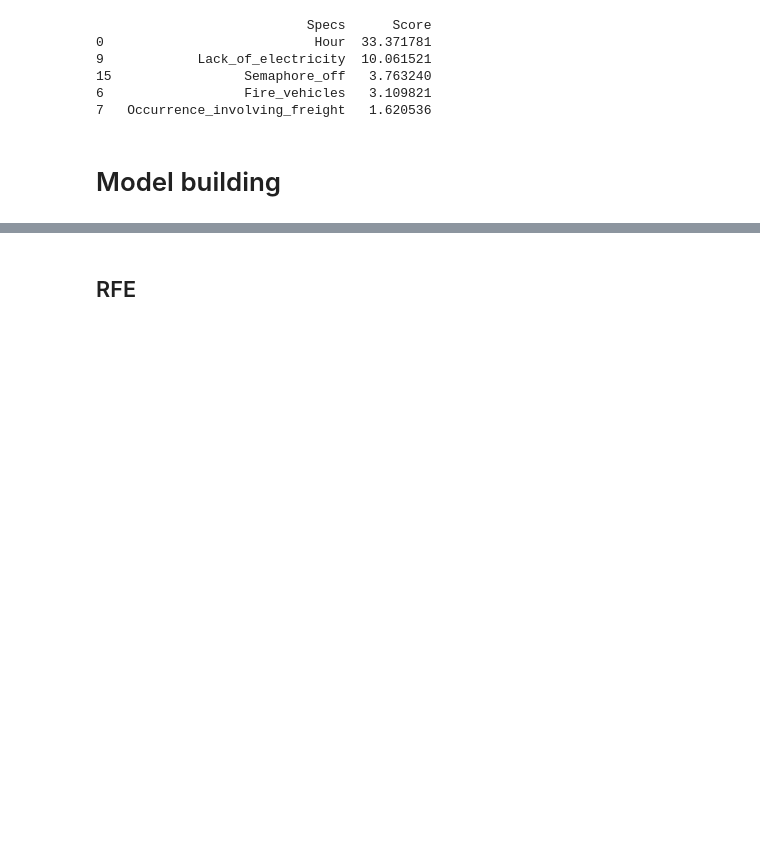
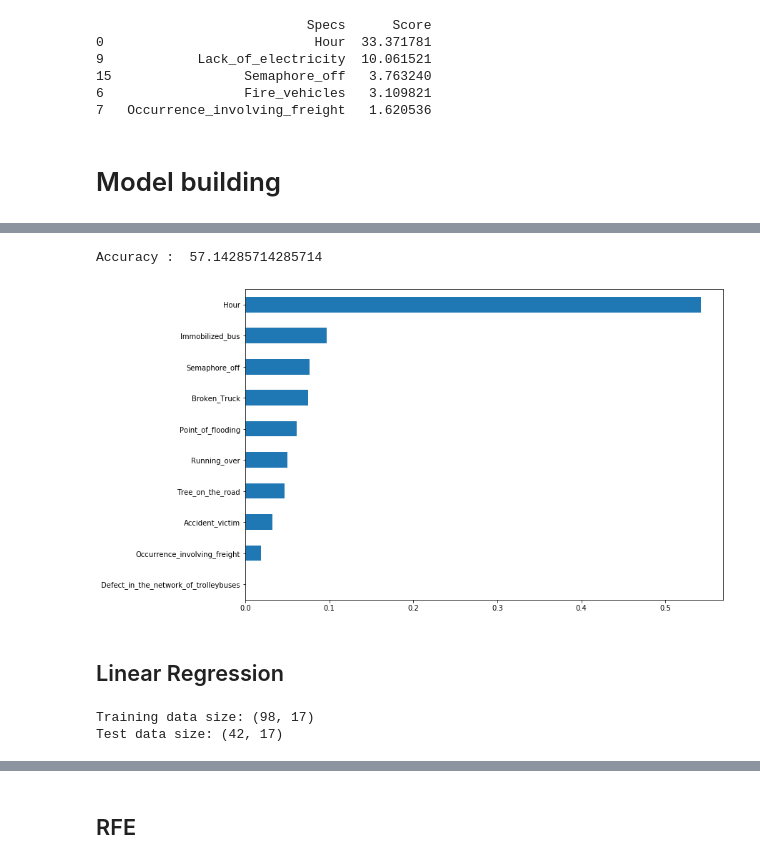
Before and after one commit to badalb/FE, a Jupyter notebook: FE-Project.ipynb, the cells around one changed output, grey strips where cells are left out. Cells and saved outputs as stored; diff of their text form; code cells hidden in the pictures; blank space fills up the shorter version.

Commit message:
updated with regression

```diff
--- a/FE-Project.ipynb
+++ b/FE-Project.ipynb
@@ -684,0 +714,8 @@ DecisionTreeClassifier(class_weight=None, criterion='gini', max_depth=None,
+# %%
+features_to_be_removed = ['Fire','Vehicle_excess', 'Intermittent_Semaphore','Fire_vehicles','Manifestations','Incident_involving_dangerous_freight','Lack_of_electricity']
+predict_accuracy_by_feature_elimination(data, features_to_be_removed, show_visual=True)
+# %% [output]
+Accuracy :  57.14285714285714
+[figure, added]
+# %% [markdown]
+## Linear Regression
@@ -684,0 +740,7 @@ DecisionTreeClassifier(class_weight=None, criterion='gini', max_depth=None,
+# %%
+X_train, X_test, y_train, y_test=train_test_split(X_std,y,test_size=0.3, random_state=42)
+print('Training data size:',X_train.shape)
+print('Test data size:',X_test.shape)
+# %% [output]
+Training data size: (98, 17)
+Test data size: (42, 17)
```
Also changed, not shown: parts of 22 cells of this notebook.
